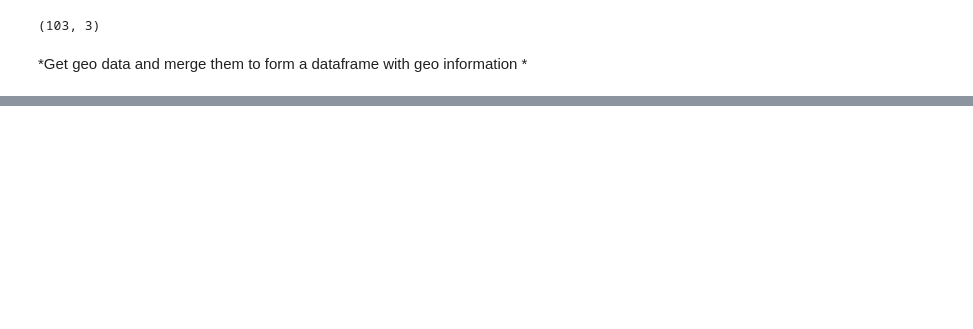
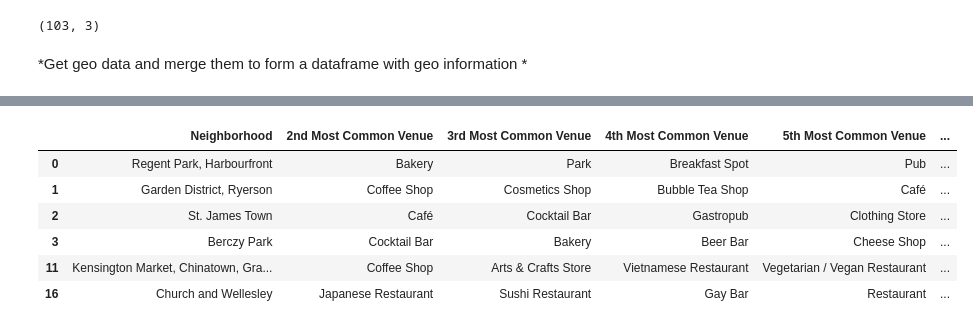
Before and after one commit to wthawk14/AppliedDataScienceCapstone, a Jupyter notebook: Applied Data Science Capstone_week3.ipynb, the cells around one changed output, grey strips where cells are left out. Saved outputs shown, nothing was run; the diff lists cells and outputs as text; code cells hidden in the pictures; blank space fills up the shorter version.

```diff
--- a/Applied Data Science Capstone_week3.ipynb
+++ b/Applied Data Science Capstone_week3.ipynb
@@ -82,0 +383,10 @@ df_geo
+# %%
+toronto_merged.loc[toronto_merged['Cluster Labels'] == 0, toronto_merged.columns[[1] + list(range(6, toronto_merged.shape[1]))]]
+# %% [output]
+|  | Neighborhood | 2nd Most Common Venue | 3rd Most Common Venue | 4th Most Common Venue | 5th Most Common Venue | ... |
+| 0 | Regent Park, Harbourfront | Bakery | Park | Breakfast Spot | Pub | ... |
+| 1 | Garden District, Ryerson | Coffee Shop | Cosmetics Shop | Bubble Tea Shop | Café | ... |
+| 2 | St. James Town | Café | Cocktail Bar | Gastropub | Clothing Store | ... |
+| 3 | Berczy Park | Cocktail Bar | Bakery | Beer Bar | Cheese Shop | ... |
+| 11 | Kensington Market, Chinatown, Gra... | Coffee Shop | Arts & Crafts Store | Vietnamese Restaurant | Vegetarian / Vegan Restaurant | ... |
+| 16 | Church and Wellesley | Japanese Restaurant | Sushi Restaurant | Gay Bar | Restaurant | ... |
```
Also changed, not shown: parts of 25 cells of this notebook.
